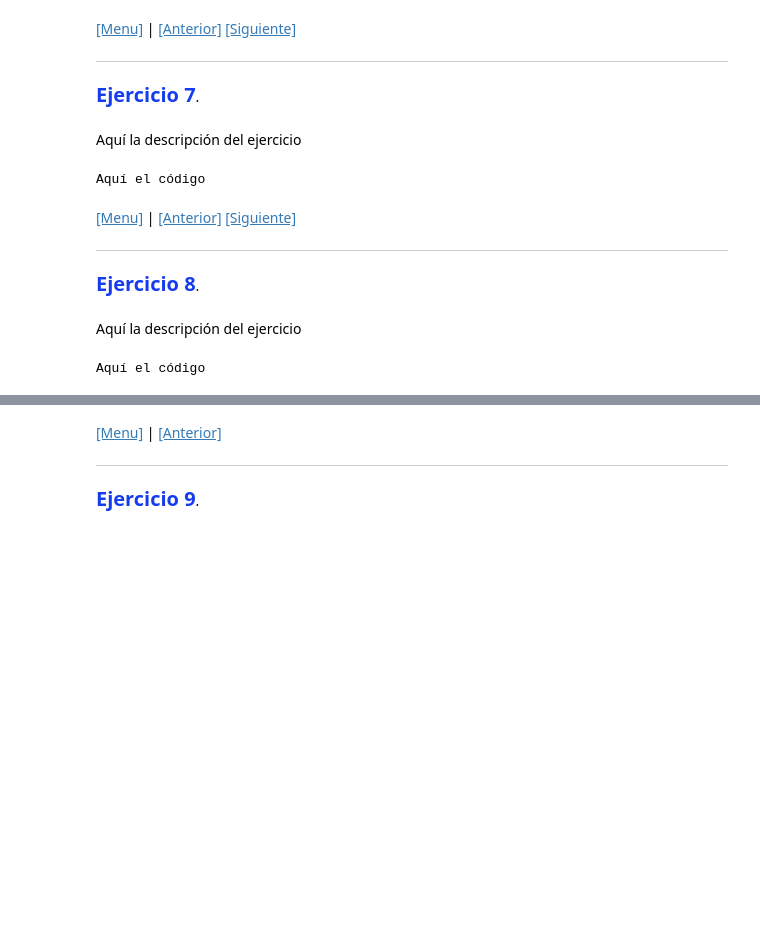
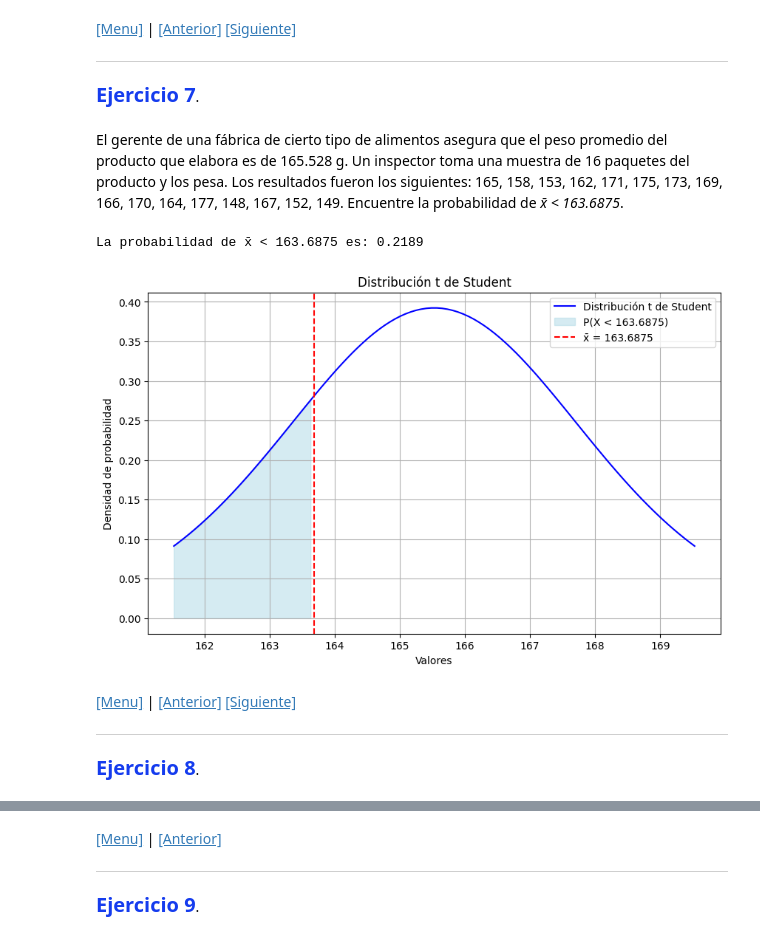
Before and after one commit to FerGonzaga/EjerciciosT4, a Jupyter notebook: t-student.ipynb, the cells around one changed output, grey strips where cells are left out. Cells and saved outputs as stored; diff of their text form; code cells hidden in the pictures; blank space fills up the shorter version.

Commit message:
Se agregaron los ejercicios 7, 8 y 9 al notebook con sus respectivas soluciones.
Signed-off-by: Luis Fernando Gonzaga López <230110528@itsoeh.edu.mx>

```diff
--- a/t-student.ipynb
+++ b/t-student.ipynb
@@ -98,12 +98,52 @@ Aquí el código
 ___
 
 <span style="color: #153CEE; font-size: 20px; font-weight: bold;">Ejercicio 7</span>.
-# %% [markdown]
-Aquí la descripción del ejercicio
-# %%
-print("Aquí el código")
-# %% [output]
-Aquí el código
+# %% [markdown]
+<p>
+    El gerente de una fábrica de cierto tipo de alimentos asegura que el peso promedio del producto que elabora es de 165.528 g. Un inspector toma una muestra de 16 paquetes del producto y los pesa. Los resultados fueron los siguientes: 165, 158, 153, 162, 171, 175, 173, 169, 166, 170, 164, 177, 148, 167, 152, 149. Encuentre la probabilidad de <i>x̄ &lt; 163.6875</i>.
+</p>
+# %%
+import numpy as np
+import scipy.stats as stats
+import matplotlib.pyplot as plt
+
+# Datos
+muestra = np.array([165, 158, 153, 162, 171, 175, 173, 169, 166, 170, 164, 177, 148, 167, 152, 149])
+n = len(muestra)
+media_muestra = np.mean(muestra)
+desviacion_muestra = np.std(muestra, ddof=1)
+
+# Parámetros para la distribución t
+media_poblacional = 165.528
+t_calculado = (media_muestra - media_poblacional) / (desviacion_muestra / np.sqrt(n))
+
+# Grados de libertad
+df = n - 1
+
+# Cálculo de la probabilidad P(X < 163.6875)
+x = 163.6875
+t_critico = (x - media_poblacional) / (desviacion_muestra / np.sqrt(n))
+probabilidad = stats.t.cdf(t_critico, df)
+
+print(f"La probabilidad de x̄ < {x} es: {probabilidad:.4f}")
+
+# Gráfica de la Distribución t
+x_values = np.linspace(media_poblacional - 4, media_poblacional + 4, 100)
+y_values = stats.t.pdf((x_values - media_poblacional) / (desviacion_muestra / np.sqrt(n)), df)
+
+plt.figure(figsize=(10, 6))
+plt.plot(x_values, y_values, label='Distribución t de Student', color='blue')
+plt.fill_between(x_values, y_values, where=(x_values < x), color='lightblue', alpha=0.5, label=f'P(X < {x})')
+plt.axvline(x, color='red', linestyle='--', label=f'x̄ = {x}')
+plt.title('Distribución t de Student')
+plt.xlabel('Valores')
+plt.ylabel('Densidad de probabilidad')
+plt.legend()
+plt.grid()
+plt.show()
+# %% [output]
+La probabilidad de x̄ < 163.6875 es: 0.2189
+[figure, added]
 # %% [markdown]
 <div id=ex_8></div>
 
@@ -111,9 +151,3 @@ Aquí el código
 ___
 
 <span style="color: #153CEE; font-size: 20px; font-weight: bold;">Ejercicio 8</span>.
-# %% [markdown]
-Aquí la descripción del ejercicio
-# %%
-print("Aquí el código")
-# %% [output]
-Aquí el código
```
Also changed, not shown: parts of 8 cells of this notebook.
